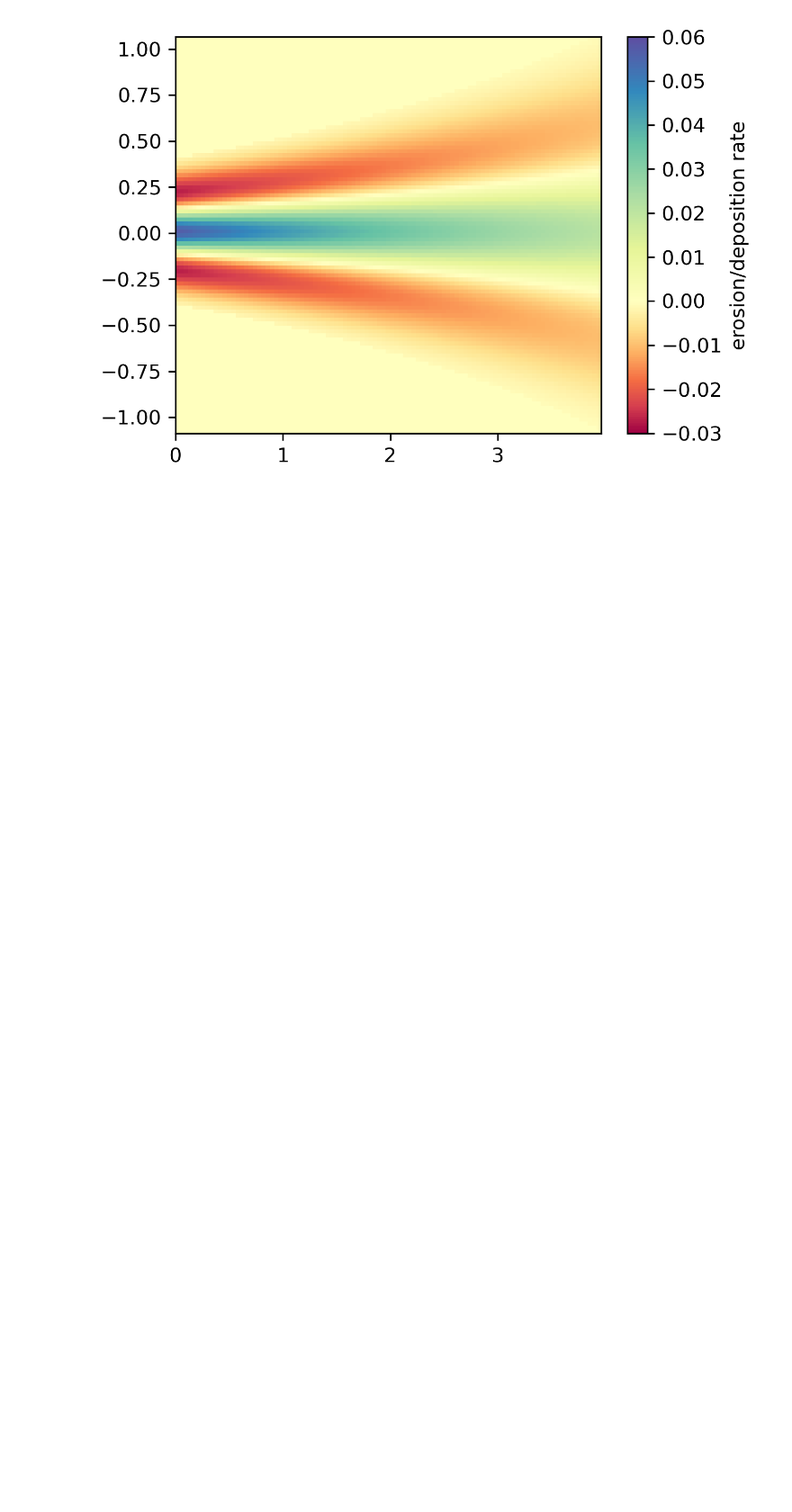
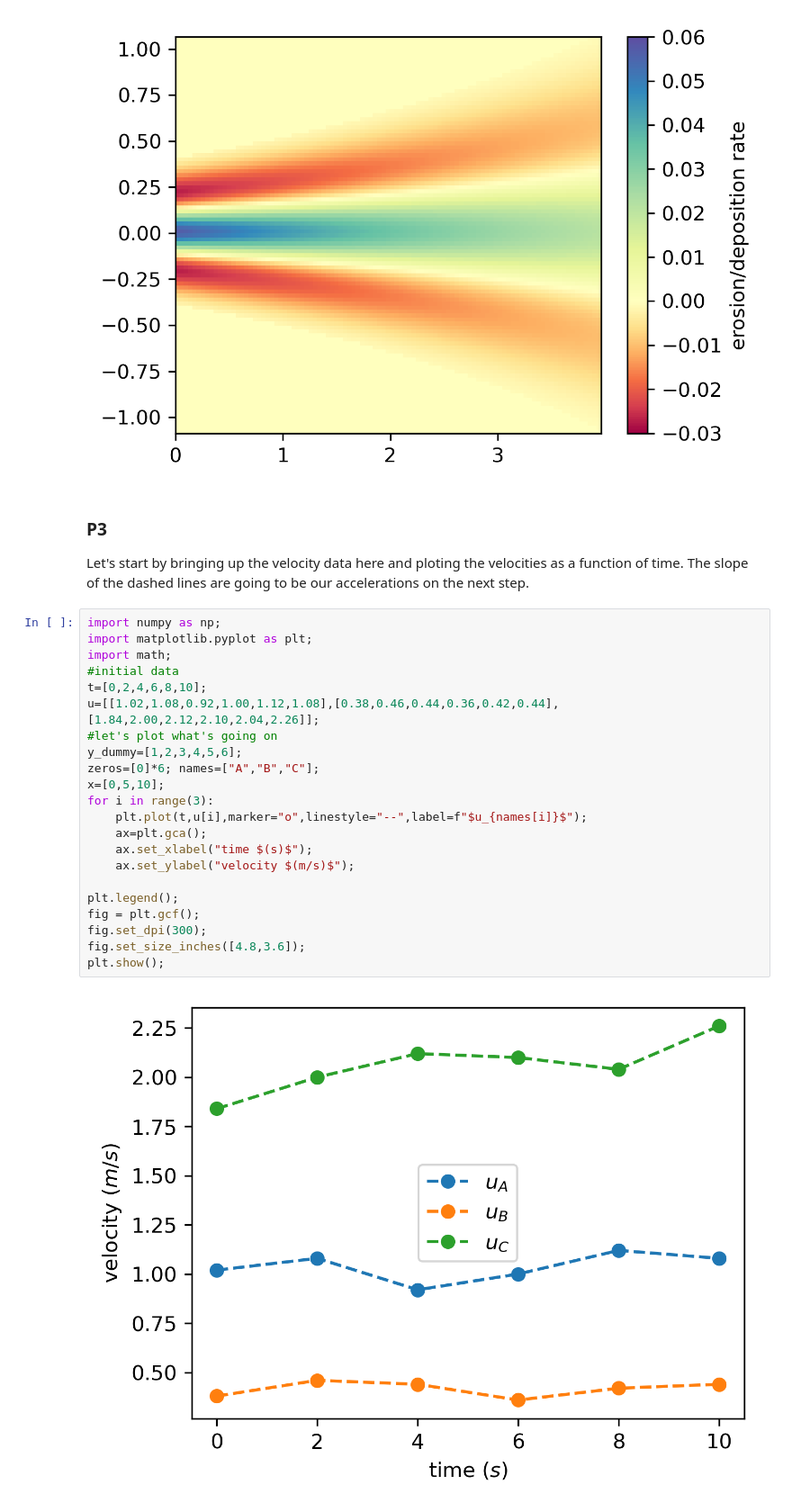
Before and after one commit to isamarcortes/Depositional_Mechanics, a Jupyter notebook: PS1.ipynb, the cells around one changed output. Shown at 90% size. Drawn from its saved outputs; the diff is of its cells as text; blank space fills up the shorter version.

```diff
--- a/PS1.ipynb
+++ b/PS1.ipynb
@@ -299,3 +299,30 @@ colorbar.ax.set_ylabel("erosion/deposition rate");
 plt.show();
 # %% [output]
 [figure]
+# %% [markdown]
+### P3
+Let's start by bringing up the velocity data here and ploting the velocities as a function of time. The slope of the dashed lines are going to be our accelerations on the next step.
+# %%
+import numpy as np;
+import matplotlib.pyplot as plt;
+import math;
+#initial data
+t=[0,2,4,6,8,10];
+u=[[1.02,1.08,0.92,1.00,1.12,1.08],[0.38,0.46,0.44,0.36,0.42,0.44],[1.84,2.00,2.12,2.10,2.04,2.26]];
+#let's plot what's going on
+y_dummy=[1,2,3,4,5,6];
+zeros=[0]*6; names=["A","B","C"];
+x=[0,5,10];
+for i in range(3):
+    plt.plot(t,u[i],marker="o",linestyle="--",label=f"$u_{names[i]}$");
+    ax=plt.gca();
+    ax.set_xlabel("time $(s)$");
+    ax.set_ylabel("velocity $(m/s)$");
+
+plt.legend();
+fig = plt.gcf();
+fig.set_dpi(300);
+fig.set_size_inches([4.8,3.6]);
+plt.show();
+# %% [output]
+[figure, added]
```
Also changed, not shown: parts of 8 cells of this notebook.
